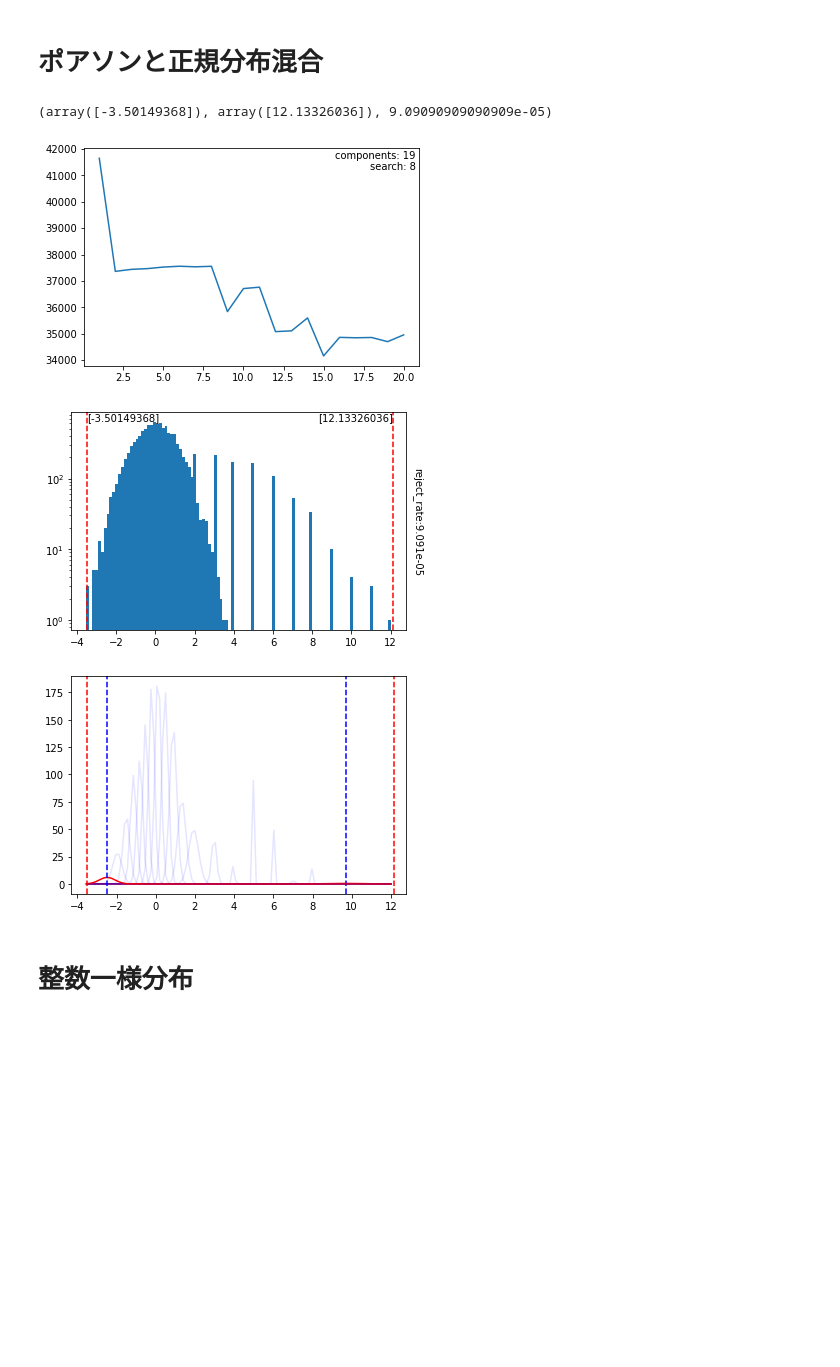
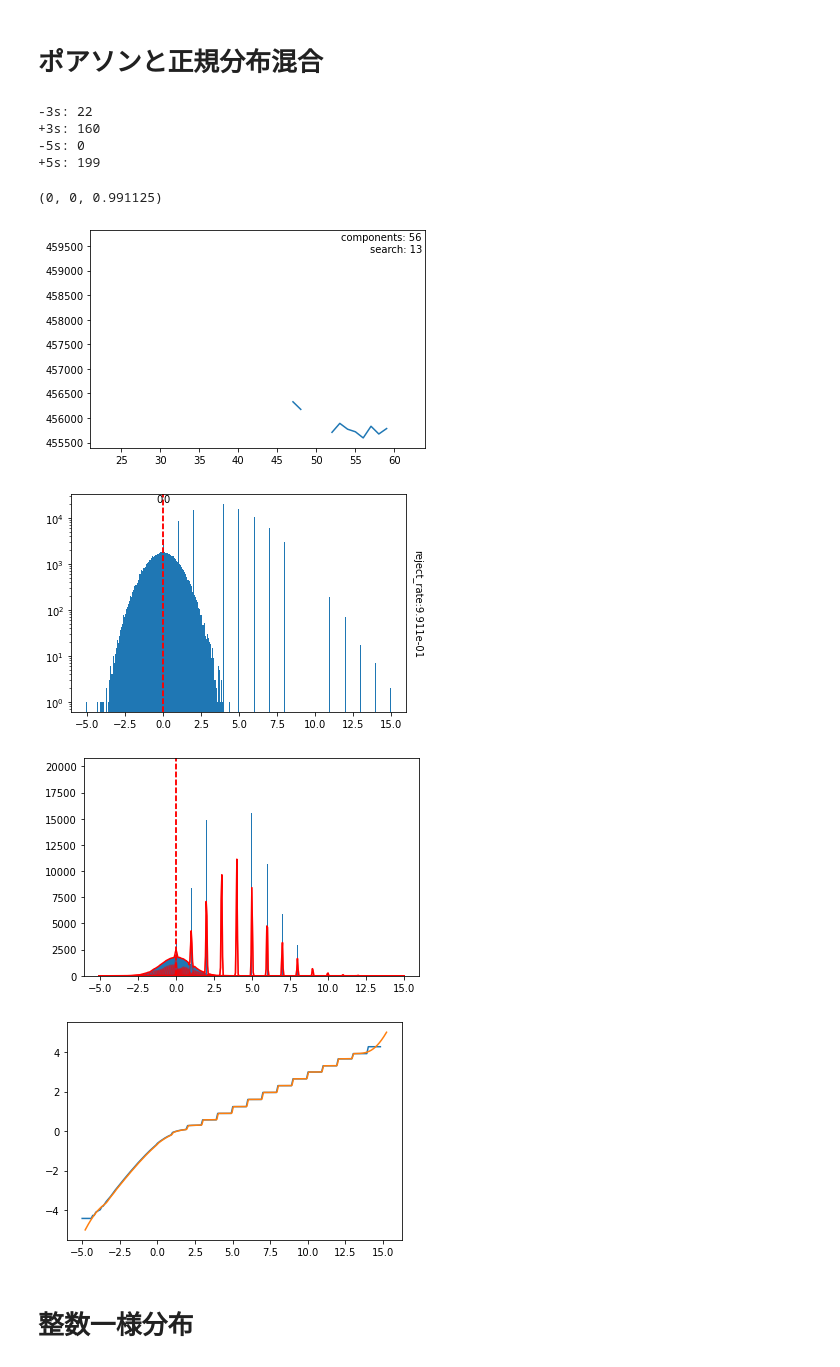
Before and after one commit to notfolder/R-datagen, a Jupyter notebook: pytho-gmm.ipynb, the cells around one changed output. Cells and saved outputs as stored; diff of their text form; code cells hidden in the pictures; blank space fills up the shorter version.

```diff
--- a/pytho-gmm.ipynb
+++ b/pytho-gmm.ipynb
@@ -266,16 +399,21 @@ outlyer.plot()
 # %% [markdown]
 # ポアソンと正規分布混合
 # %%
-y = np.random.poisson(lam=4.0, size=1000)
-y = np.append(y, np.random.normal(size=10000))
+y = np.random.poisson(lam=4.0, size=100000)
+y = np.append(y, np.random.normal(size=100000))
 outlyer = OutlyerModel()
 display(outlyer.fit_transform(y))
 outlyer.plot()
 # %% [output]
-(array([-3.50149368]), array([12.13326036]), 9.09090909090909e-05)
+-3s: 22
++3s: 160
+-5s: 0
++5s: 199
+(0, 0, 0.991125)
-[figure, old version]
+[figure, new version]
-[figure, old version]
+[figure, new version]
-[figure, old version]
+[figure, new version]
+[figure, added]
 # %% [markdown]
 # 整数一様分布
 # %%
```
Also changed, not shown: parts of 13 cells of this notebook, 1 other file.
